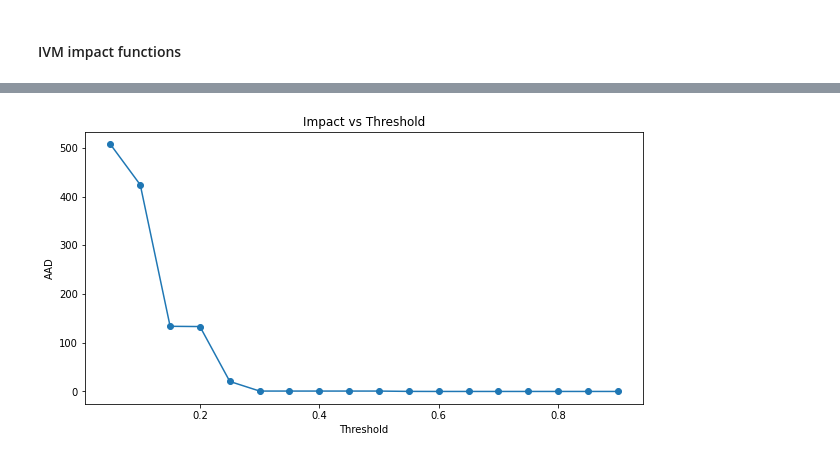
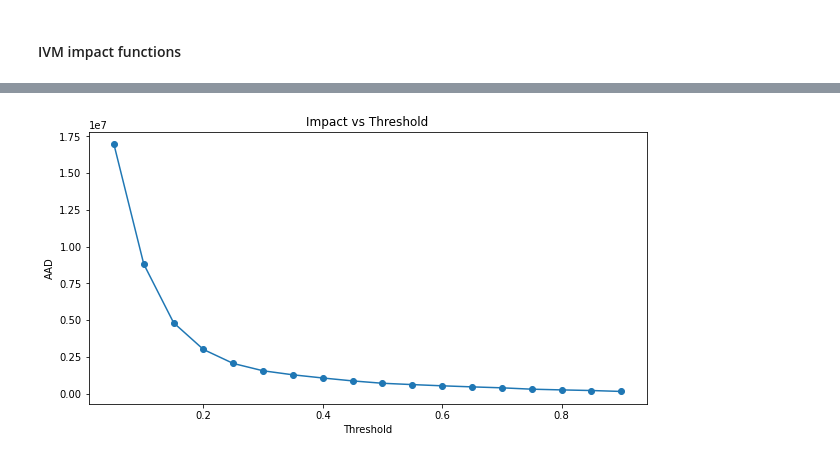
Before and after one commit to Evelyn-M/global-displacement-risk, a Jupyter notebook: doc/sensitivitycheck_threshold_impf.ipynb, the cells around one changed output, grey strips where cells are left out. Drawn from its saved outputs; the diff is of its cells as text; code cells hidden in the pictures.

Commit message:
sensitivity check threshold

```diff
--- a/doc/sensitivitycheck_threshold_impf.ipynb
+++ b/doc/sensitivitycheck_threshold_impf.ipynb
@@ -213,12 +157,12 @@ for thresh in building_thresh:
 # %%
-thresholds = list(aai_agg_dict_cima.keys())
-impacts = list(aai_agg_dict_cima.values())
+thresholds = list(aai_agg_dict_ivm.keys())
+impacts = list(aai_agg_dict_ivm.values())
 
 plt.figure(figsize=(10, 5))
 plt.plot(thresholds, impacts, marker='o')
 plt.title('Impact vs Threshold')
 plt.xlabel('Threshold')
 plt.ylabel('AAD')
 plt.show()
 # %% [output]
-[figure, old version]
+[figure, new version]
```
Also changed, not shown: parts of 5 cells of this notebook.
